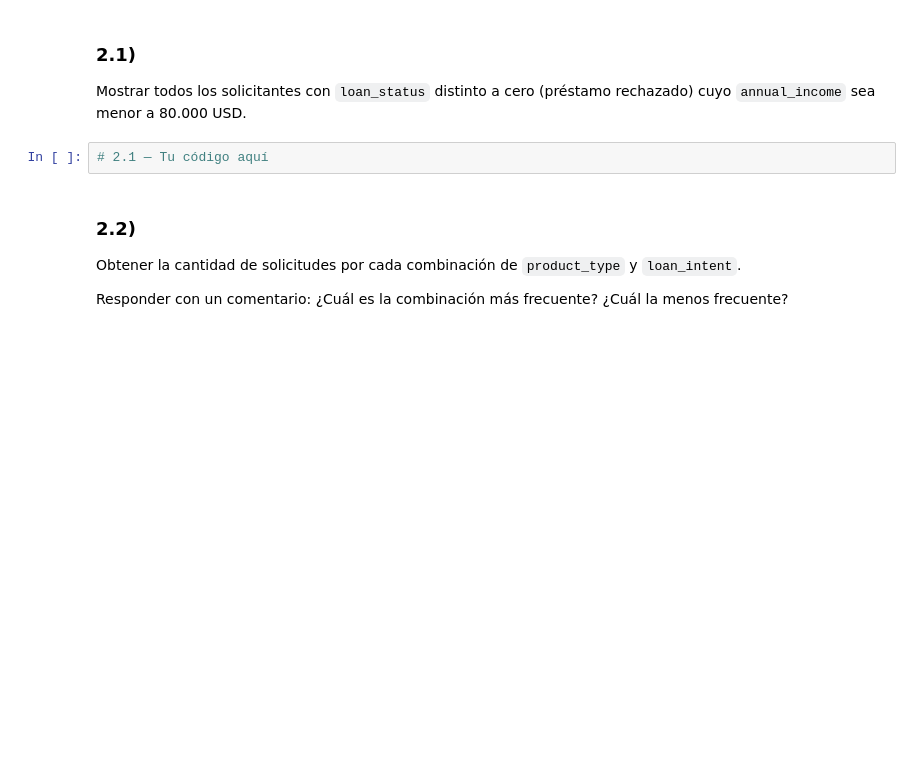
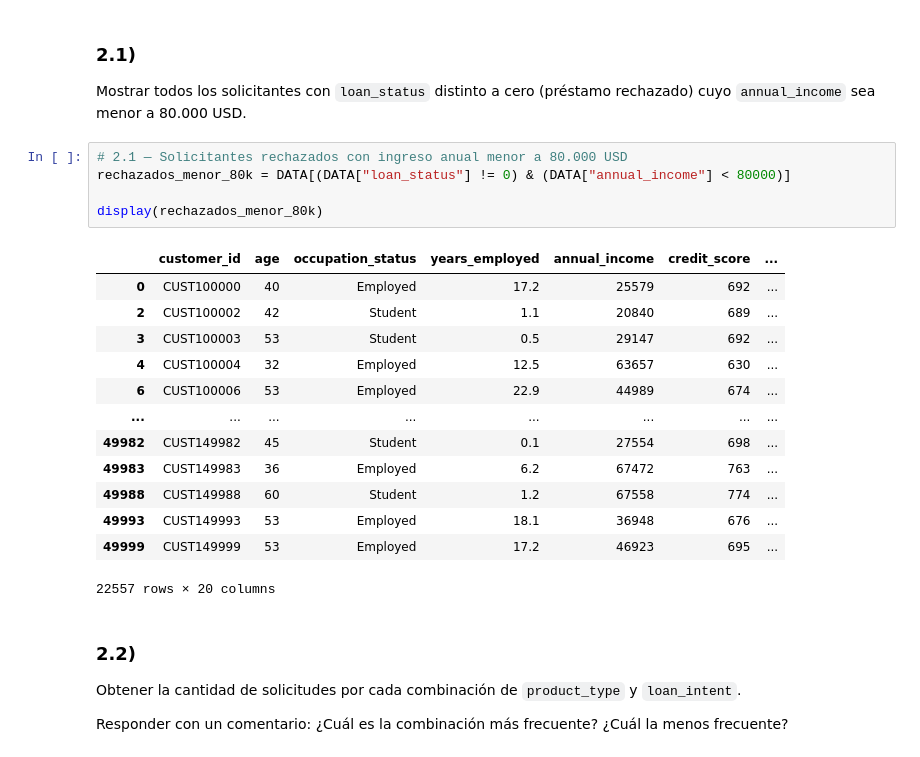
Before and after one commit to alexballera/taller-tgad-fce, a Jupyter notebook: sesiones/primer-parcial/parcial/TPAD_primer_parcial_tema_B.ipynb, the cells around one changed output. Cells and saved outputs as stored; diff of their text form; blank space fills up the shorter version.

```diff
--- a/sesiones/primer-parcial/parcial/TPAD_primer_parcial_tema_B.ipynb
+++ b/sesiones/primer-parcial/parcial/TPAD_primer_parcial_tema_B.ipynb
@@ -173,7 +173,24 @@ dtype: float64
 
 Mostrar todos los solicitantes con `loan_status` distinto a cero (préstamo rechazado) cuyo `annual_income` sea menor a 80.000 USD.
 # %%
-# 2.1 — Tu código aquí
+# 2.1 — Solicitantes rechazados con ingreso anual menor a 80.000 USD
+rechazados_menor_80k = DATA[(DATA["loan_status"] != 0) & (DATA["annual_income"] < 80000)]
+
+display(rechazados_menor_80k)
+# %% [output]
+|  | customer_id | age | occupation_status | years_employed | annual_income | credit_score | ... |
+| 0 | CUST100000 | 40 | Employed | 17.2 | 25579 | 692 | ... |
+| 2 | CUST100002 | 42 | Student | 1.1 | 20840 | 689 | ... |
+| 3 | CUST100003 | 53 | Student | 0.5 | 29147 | 692 | ... |
+| 4 | CUST100004 | 32 | Employed | 12.5 | 63657 | 630 | ... |
+| 6 | CUST100006 | 53 | Employed | 22.9 | 44989 | 674 | ... |
+| ... | ... | ... | ... | ... | ... | ... | ... |
+| 49982 | CUST149982 | 45 | Student | 0.1 | 27554 | 698 | ... |
+| 49983 | CUST149983 | 36 | Employed | 6.2 | 67472 | 763 | ... |
+| 49988 | CUST149988 | 60 | Student | 1.2 | 67558 | 774 | ... |
+| 49993 | CUST149993 | 53 | Employed | 18.1 | 36948 | 676 | ... |
+| 49999 | CUST149999 | 53 | Employed | 17.2 | 46923 | 695 | ... |
+22557 rows × 20 columns
 # %% [markdown]
 ### 2.2)
 
```
Also changed, not shown: parts of 1 cell of this notebook.
